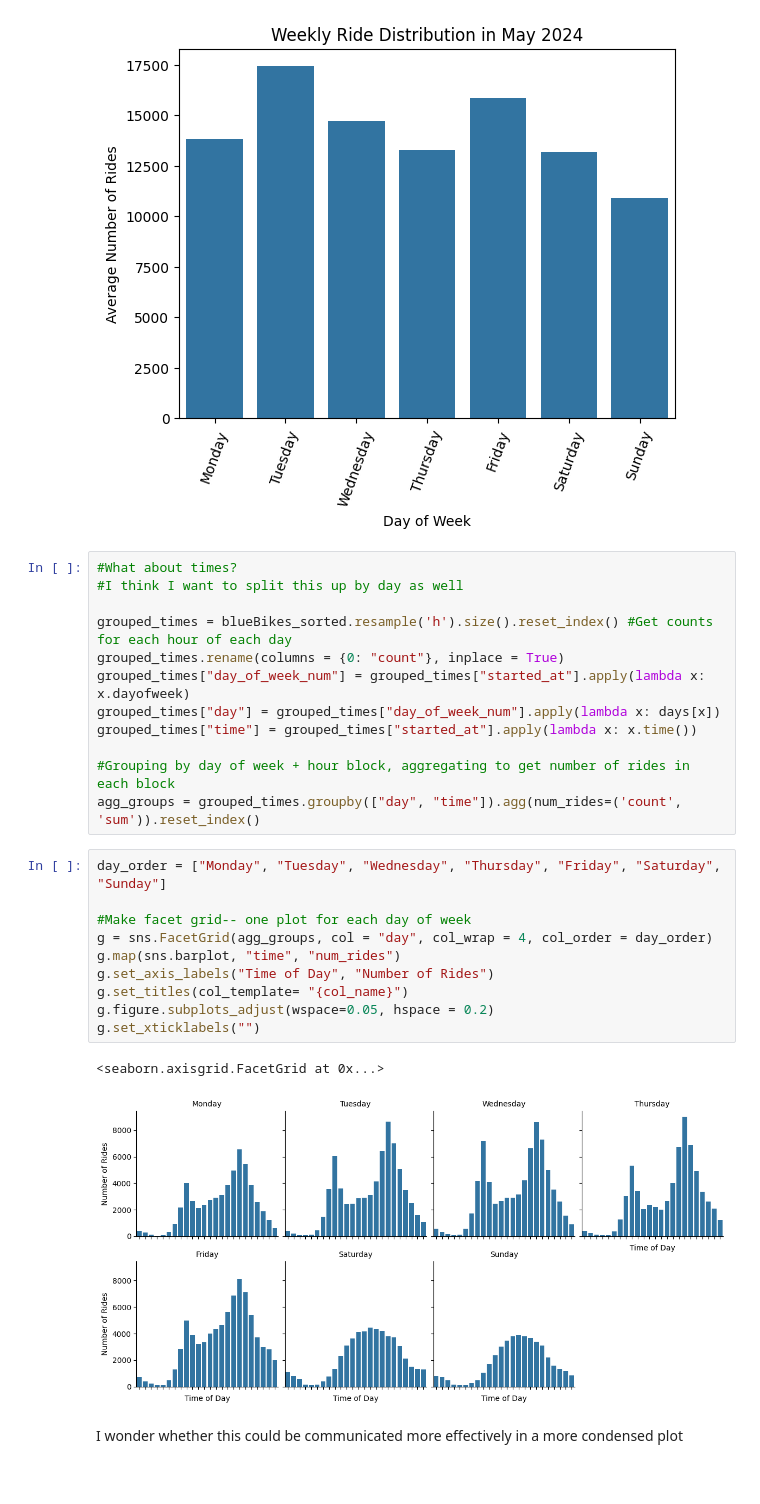
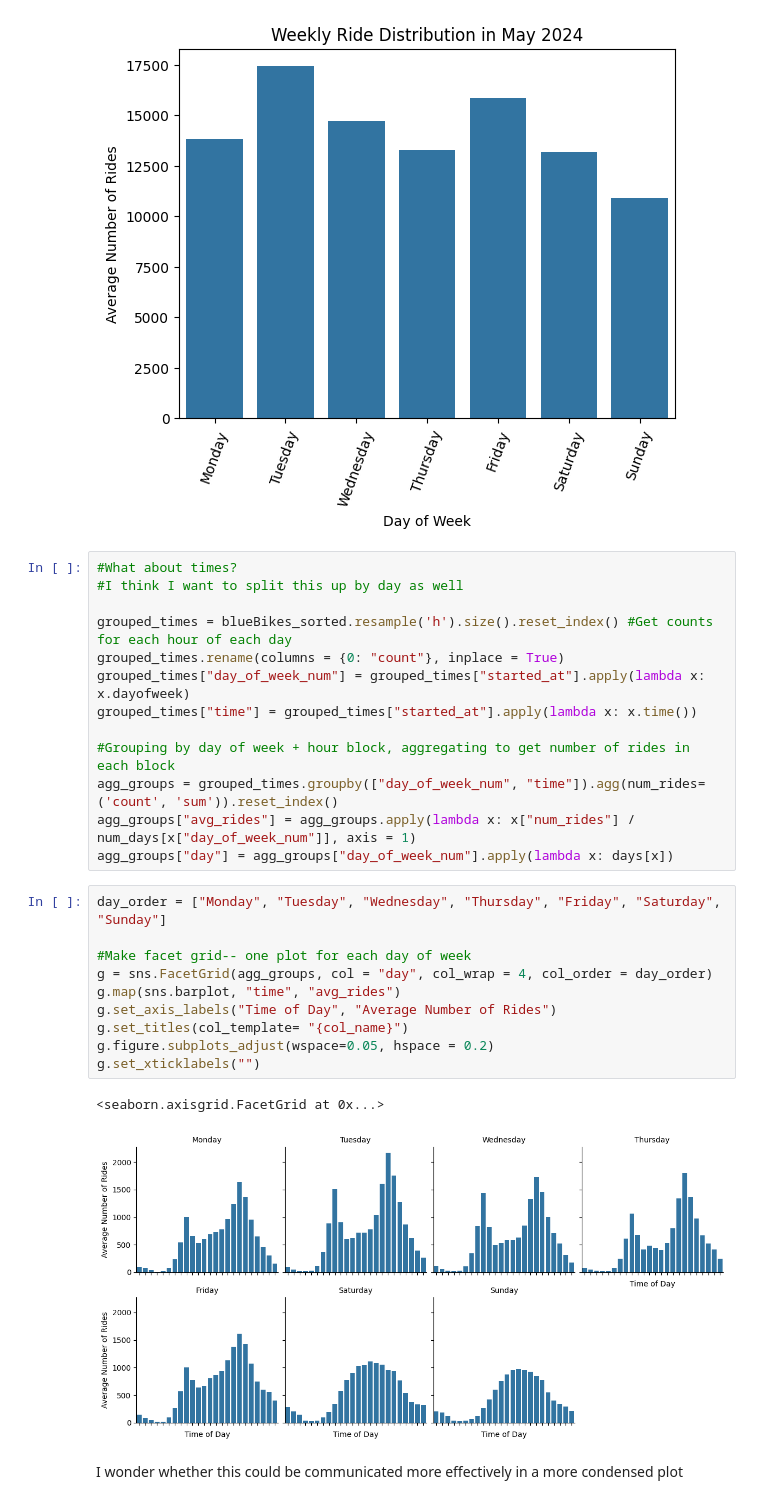
Before and after one commit to clarkaid/BlueBikesAnalysis, a Jupyter notebook: Analysis/eda.ipynb, the cells around one changed output. Cells and saved outputs as stored; diff of their text form.

```diff
--- a/Analysis/eda.ipynb
+++ b/Analysis/eda.ipynb
@@ -223,23 +223,24 @@ Text(0.5, 1.0, 'Weekly Ride Distribution in May 2024')
 grouped_times = blueBikes_sorted.resample('h').size().reset_index() #Get counts for each hour of each day
 grouped_times.rename(columns = {0: "count"}, inplace = True)
 grouped_times["day_of_week_num"] = grouped_times["started_at"].apply(lambda x: x.dayofweek)
-grouped_times["day"] = grouped_times["day_of_week_num"].apply(lambda x: days[x])
 grouped_times["time"] = grouped_times["started_at"].apply(lambda x: x.time())
 
 #Grouping by day of week + hour block, aggregating to get number of rides in each block
-agg_groups = grouped_times.groupby(["day", "time"]).agg(num_rides=('count', 'sum')).reset_index()
+agg_groups = grouped_times.groupby(["day_of_week_num", "time"]).agg(num_rides=('count', 'sum')).reset_index()
+agg_groups["avg_rides"] = agg_groups.apply(lambda x: x["num_rides"] / num_days[x["day_of_week_num"]], axis = 1)
+agg_groups["day"] = agg_groups["day_of_week_num"].apply(lambda x: days[x])
 # %%
 day_order = ["Monday", "Tuesday", "Wednesday", "Thursday", "Friday", "Saturday", "Sunday"]
 
 #Make facet grid-- one plot for each day of week
 g = sns.FacetGrid(agg_groups, col = "day", col_wrap = 4, col_order = day_order)
-g.map(sns.barplot, "time", "num_rides")
-g.set_axis_labels("Time of Day", "Number of Rides")
+g.map(sns.barplot, "time", "avg_rides")
+g.set_axis_labels("Time of Day", "Average Number of Rides")
 g.set_titles(col_template= "{col_name}")
 g.figure.subplots_adjust(wspace=0.05, hspace = 0.2)
 g.set_xticklabels("")
 # %% [output]
 <seaborn.axisgrid.FacetGrid at 0x...>
-[figure, old version]
+[figure, new version]
 # %% [markdown]
 I wonder whether this could be communicated more effectively in a more condensed plot
```
Also changed, not shown: parts of 10 cells of this notebook.
